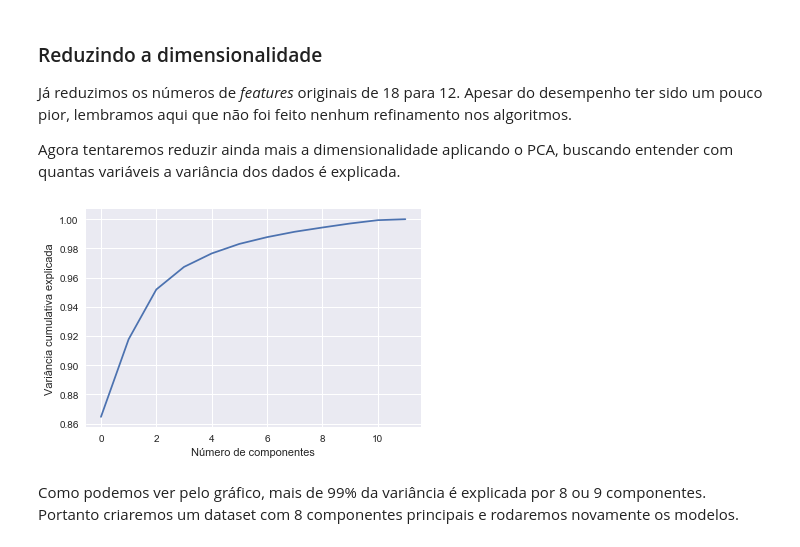
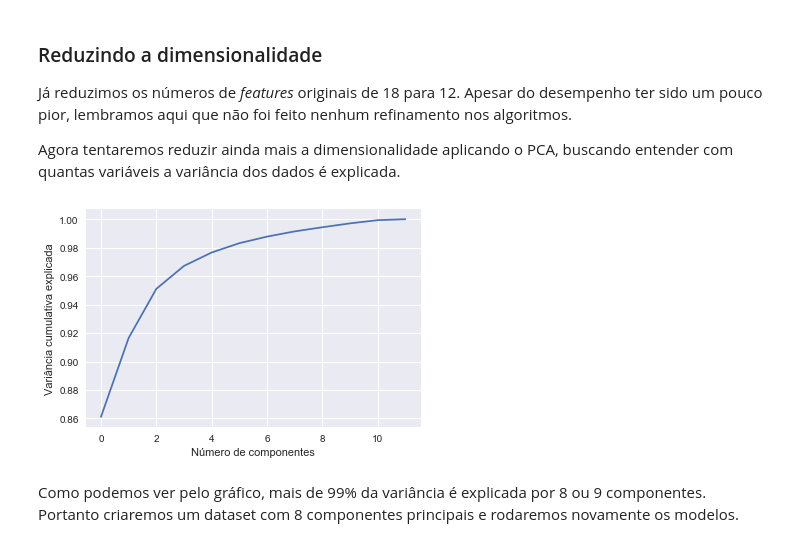
Before and after one commit to gleberb/mlnd, a Jupyter notebook: Projects/capstone/Final_Capstone.ipynb, the cells around one changed output. Cells and saved outputs as stored; diff of their text form; code cells hidden in the pictures.

```diff
--- a/Projects/capstone/Final_Capstone.ipynb
+++ b/Projects/capstone/Final_Capstone.ipynb
@@ -380,13 +394,13 @@ Já reduzimos os números de _features_ originais de 18 para 12. Apesar do desem
 Agora tentaremos reduzir ainda mais a dimensionalidade aplicando o PCA, buscando entender com quantas variáveis a variância dos dados é explicada.
 # %%
 from sklearn.decomposition import PCA
-pca = PCA().fit(X_all_reduced)
+pca = PCA().fit(X_train_reduced)
 plt.plot(np.cumsum(pca.explained_variance_ratio_))
 plt.xlabel('Número de componentes')
 plt.ylabel('Variância cumulativa explicada')
 plt.show()
 # %% [output]
-[figure, old version]
+[figure, new version]
 # %% [markdown]
 Como podemos ver pelo gráfico, mais de 99% da variância é explicada por 8 ou 9 componentes. Portanto criaremos um dataset com 8 componentes principais e rodaremos novamente os modelos.
 # %%
```
Also changed, not shown: parts of 17 cells of this notebook, 1 other file.
